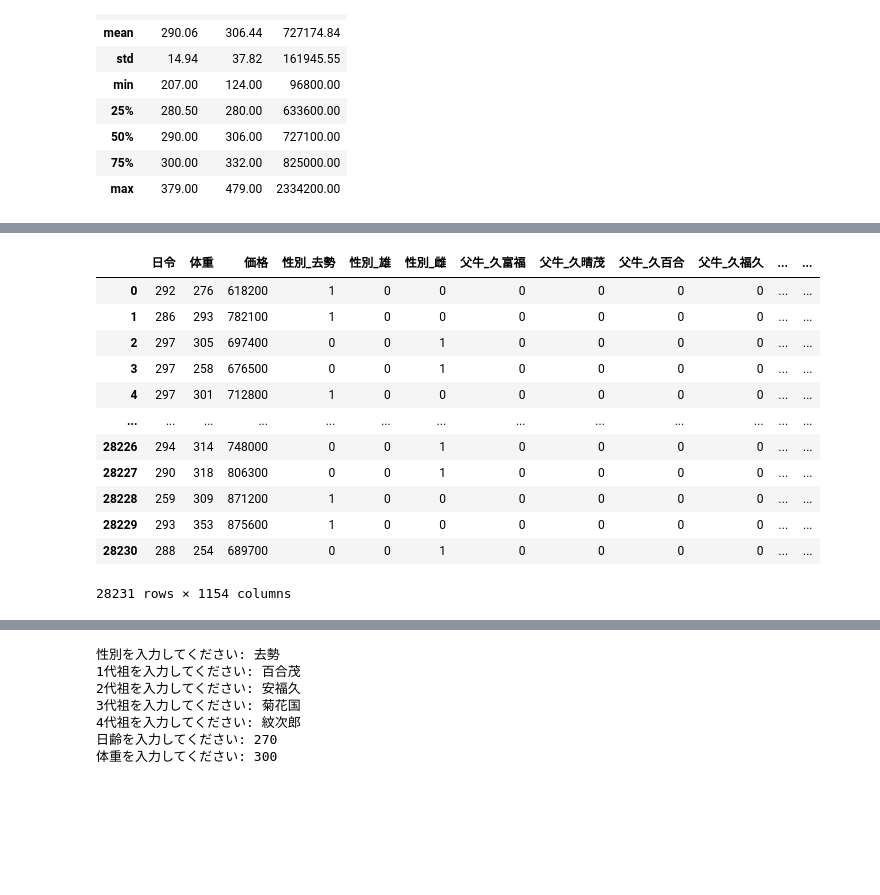
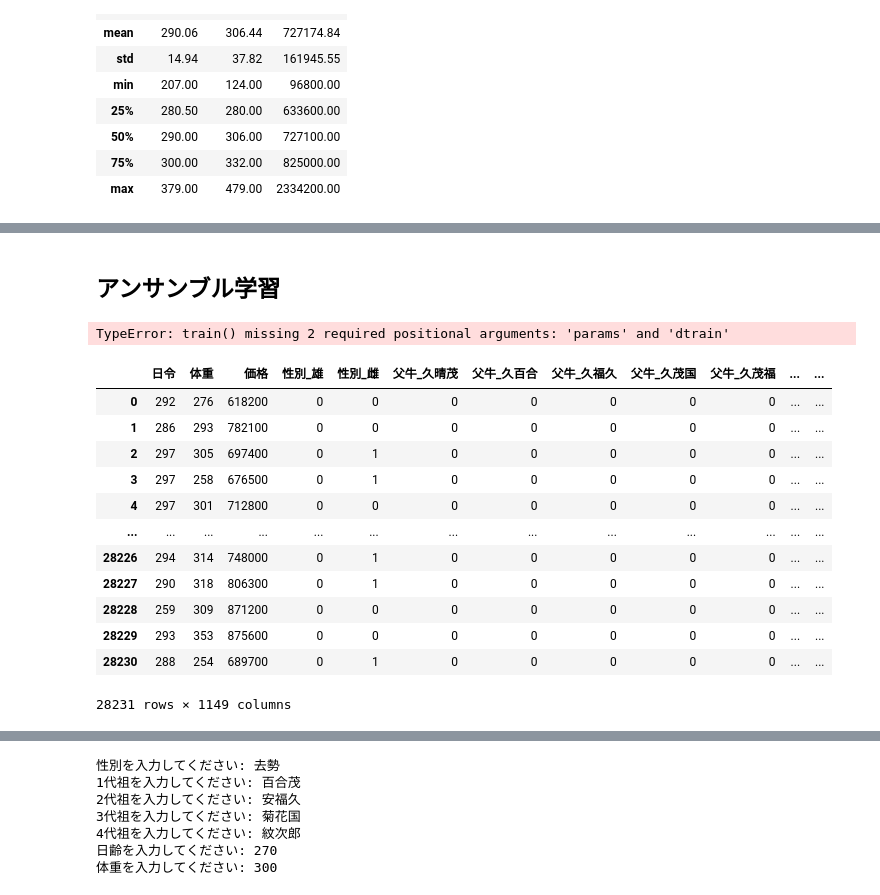
Before and after one commit to kantanakagawa/cow_data, a Jupyter notebook: data_totalling.ipynb, the cells around one changed output, grey strips where cells are left out. Drawn from its saved outputs; the diff is of its cells as text; code cells hidden in the pictures; blank space fills up the shorter version.

```diff
--- a/data_totalling.ipynb
+++ b/data_totalling.ipynb
@@ -114,0 +318,2 @@ plt.tight_layout(pad=0.4, w_pad=0.5, h_pad=5.0)
+# %% [markdown]
+## アンサンブル学習
@@ -115,18 +326,30 @@ plt.tight_layout(pad=0.4, w_pad=0.5, h_pad=5.0)
+# %%
+import xgboost as xgb
+
+model_1 = LinearRegression()
+model_2 = RandomForestRegressor()
+model_3 = xgb.train()
+
+model_1.fit(X_train,y_train)
+model_2.fit(X_train,y_train)
+model_3.fit(X_train,y_train)
+# %% [output]
+TypeError: train() missing 2 required positional arguments: 'params' and 'dtrain'
 # %%
-df_dummied = pd.get_dummies(df)
+df_dummied = pd.get_dummies(df,drop_first=True)
 df_dummied
 # %% [output]
-|  | 日令 | 体重 | 価格 | 性別_去勢 | 性別_雄 | 性別_雌 | 父牛_久富福 | 父牛_久晴茂 | 父牛_久百合 | 父牛_久福久 | ... | ... |
-| 0 | 292 | 276 | 618200 | 1 | 0 | 0 | 0 | 0 | 0 | 0 | ... | ... |
-| 1 | 286 | 293 | 782100 | 1 | 0 | 0 | 0 | 0 | 0 | 0 | ... | ... |
-| 2 | 297 | 305 | 697400 | 0 | 0 | 1 | 0 | 0 | 0 | 0 | ... | ... |
-| 3 | 297 | 258 | 676500 | 0 | 0 | 1 | 0 | 0 | 0 | 0 | ... | ... |
-| 4 | 297 | 301 | 712800 | 1 | 0 | 0 | 0 | 0 | 0 | 0 | ... | ... |
+|  | 日令 | 体重 | 価格 | 性別_雄 | 性別_雌 | 父牛_久晴茂 | 父牛_久百合 | 父牛_久福久 | 父牛_久茂国 | 父牛_久茂福 | ... | ... |
+| 0 | 292 | 276 | 618200 | 0 | 0 | 0 | 0 | 0 | 0 | 0 | ... | ... |
+| 1 | 286 | 293 | 782100 | 0 | 0 | 0 | 0 | 0 | 0 | 0 | ... | ... |
+| 2 | 297 | 305 | 697400 | 0 | 1 | 0 | 0 | 0 | 0 | 0 | ... | ... |
+| 3 | 297 | 258 | 676500 | 0 | 1 | 0 | 0 | 0 | 0 | 0 | ... | ... |
+| 4 | 297 | 301 | 712800 | 0 | 0 | 0 | 0 | 0 | 0 | 0 | ... | ... |
 | ... | ... | ... | ... | ... | ... | ... | ... | ... | ... | ... | ... | ... |
-| 28226 | 294 | 314 | 748000 | 0 | 0 | 1 | 0 | 0 | 0 | 0 | ... | ... |
-| 28227 | 290 | 318 | 806300 | 0 | 0 | 1 | 0 | 0 | 0 | 0 | ... | ... |
-| 28228 | 259 | 309 | 871200 | 1 | 0 | 0 | 0 | 0 | 0 | 0 | ... | ... |
-| 28229 | 293 | 353 | 875600 | 1 | 0 | 0 | 0 | 0 | 0 | 0 | ... | ... |
-| 28230 | 288 | 254 | 689700 | 0 | 0 | 1 | 0 | 0 | 0 | 0 | ... | ... |
+| 28226 | 294 | 314 | 748000 | 0 | 1 | 0 | 0 | 0 | 0 | 0 | ... | ... |
+| 28227 | 290 | 318 | 806300 | 0 | 1 | 0 | 0 | 0 | 0 | 0 | ... | ... |
+| 28228 | 259 | 309 | 871200 | 0 | 0 | 0 | 0 | 0 | 0 | 0 | ... | ... |
+| 28229 | 293 | 353 | 875600 | 0 | 0 | 0 | 0 | 0 | 0 | 0 | ... | ... |
+| 28230 | 288 | 254 | 689700 | 0 | 1 | 0 | 0 | 0 | 0 | 0 | ... | ... |
-28231 rows × 1154 columns
+28231 rows × 1149 columns
 # %%
```
Also changed, not shown: parts of 43 cells of this notebook, 1 other file.
